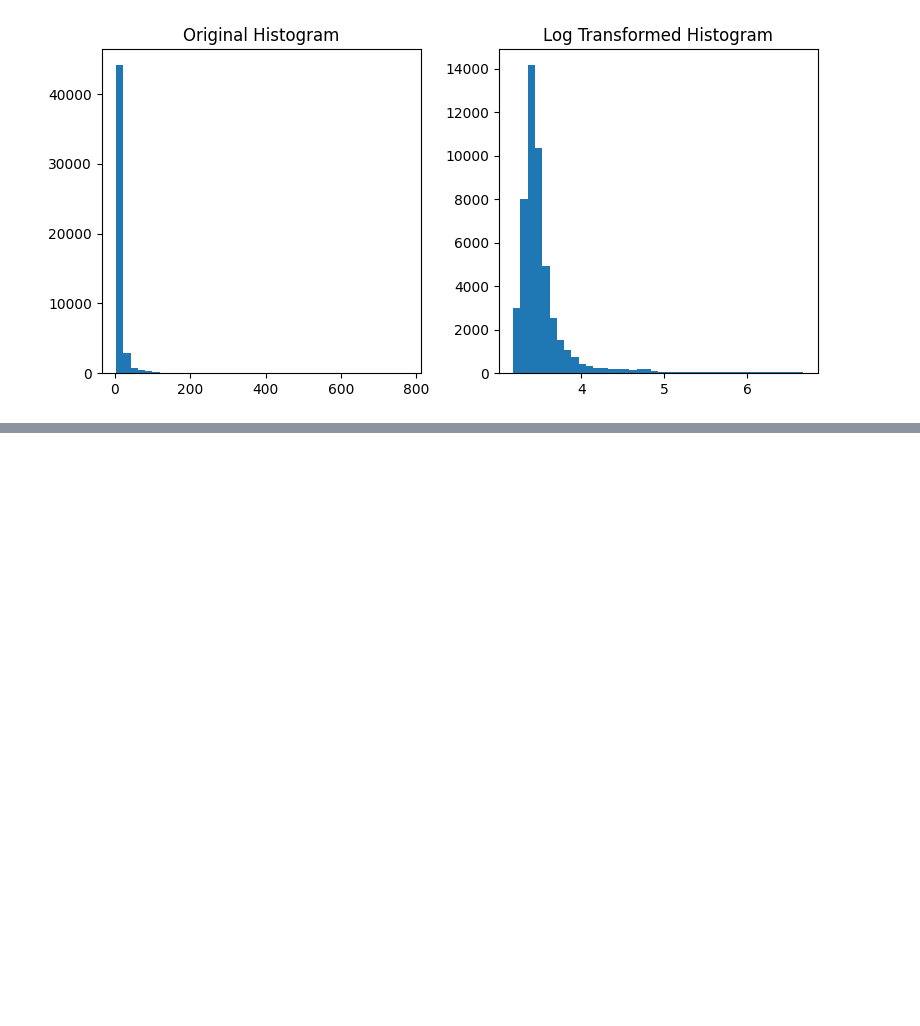
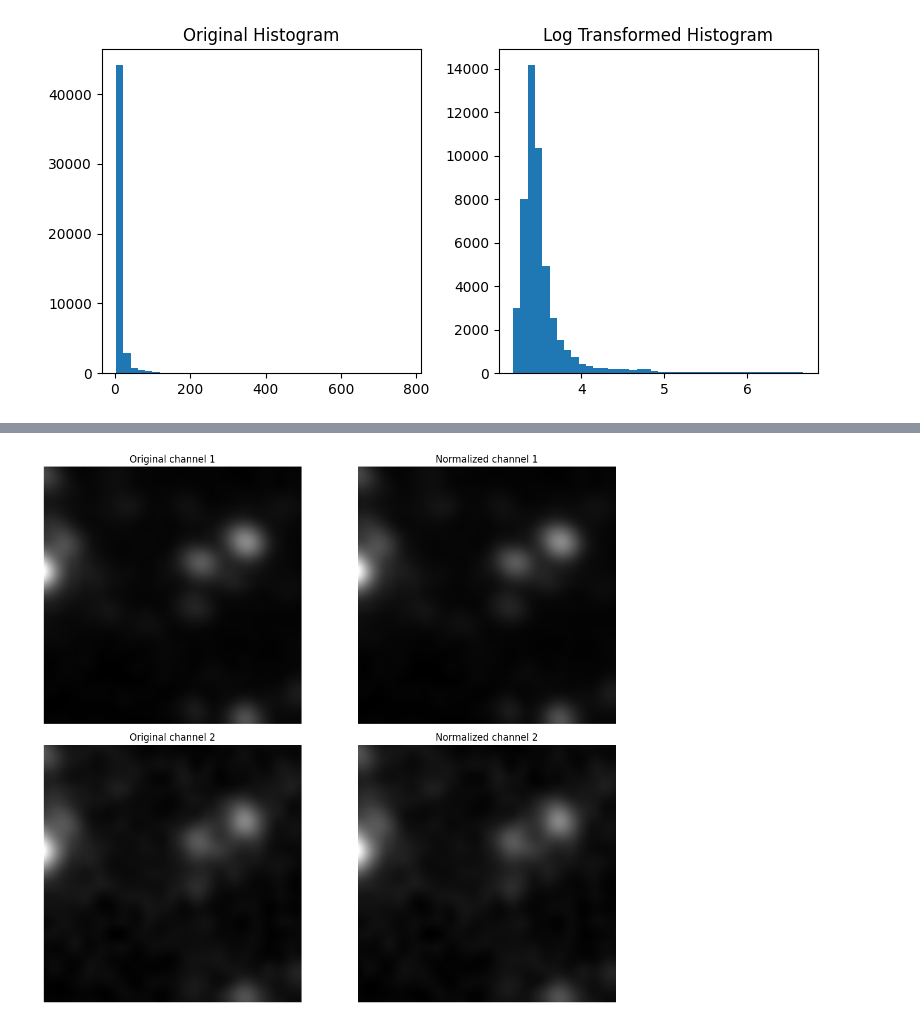
Before and after one commit to pelancha/galaxyHackers, a Jupyter notebook: notebooks/normalization.ipynb, the cells around one changed output, grey strips where cells are left out. Drawn from its saved outputs; the diff is of its cells as text; code cells hidden in the pictures; blank space fills up the shorter version.

```diff
--- a/notebooks/normalization.ipynb
+++ b/notebooks/normalization.ipynb
@@ -119,0 +210,31 @@ plot_histograms_in_loop([average_image])
+# %%
+def print_imgs(img, normalized_image):
+
+    normalized_image_np = normalized_image.numpy()
+
+    original_channel_1 = img[0, :, :].numpy()
+    original_channel_2 = img[1, :, :].numpy()
+
+    normalized_channel_1 = normalized_image_np[0, :, :]
+    normalized_channel_2 = normalized_image_np[1, :, :]
+
+
+    fig, axs = plt.subplots(2, 2, figsize=(12, 10))
+
+    # Оригиналы
+    axs[0, 0].imshow(original_channel_1, cmap='gray')
+    axs[0, 0].set_title('Original channel 1')
+    axs[1, 0].imshow(original_channel_2, cmap='gray')
+    axs[1, 0].set_title('Original channel 2')
+
+    # После нормализации
+    axs[0, 1].imshow(normalized_channel_1, cmap='gray')
+    axs[0, 1].set_title('Normalized channel 1')
+    axs[1, 1].imshow(normalized_channel_2, cmap='gray')
+    axs[1, 1].set_title('Normalized channel 2')
+
+
+    for ax in axs.flat:
+        ax.axis('off')
+    plt.tight_layout()
+    plt.show()
@@ -119,0 +251,4 @@ plot_histograms_in_loop([average_image])
+# %%
+print_imgs(img, normalized_image)
+# %% [output]
+[figure, added]
```
Also changed, not shown: parts of 28 cells of this notebook.
